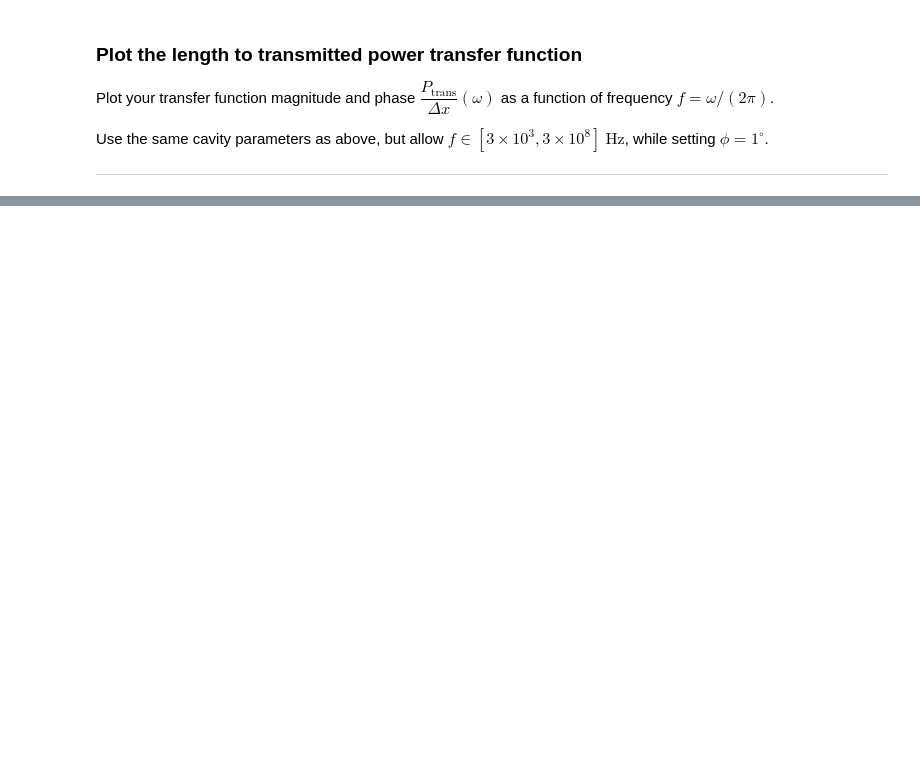
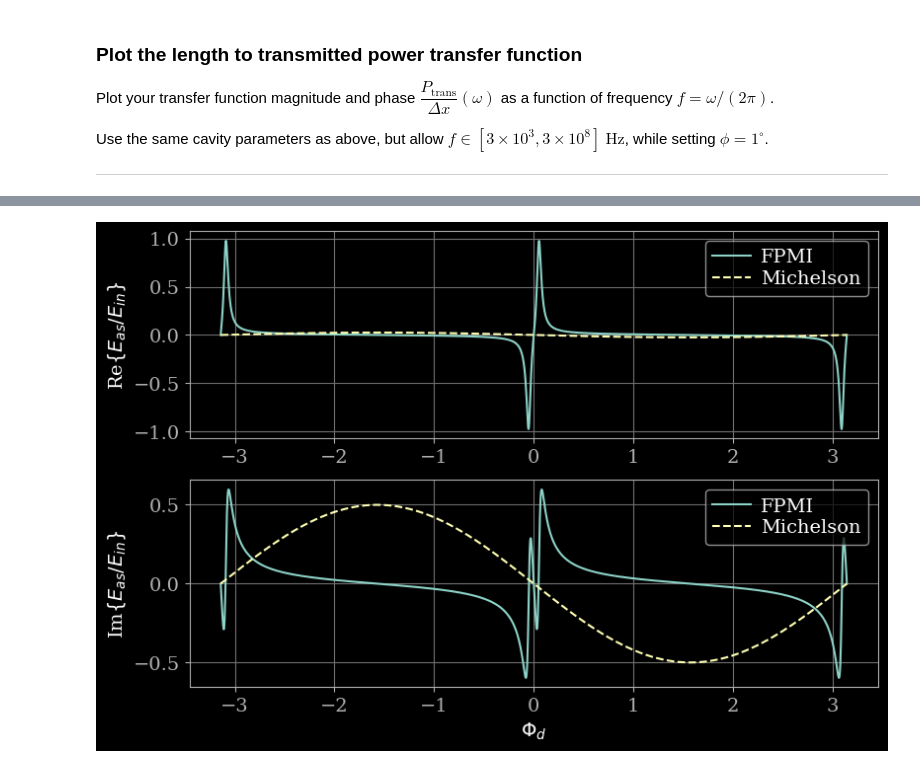
Before and after one commit to breckmeagher/lasers-and-optomechanics-homework-solutions, a Jupyter notebook: submissions/04_hw_dither_locking_pdh_mich_and_fpmi.ipynb, the cells around one changed output, grey strips where cells are left out. Saved outputs shown, nothing was run; the diff lists cells and outputs as text; code cells hidden in the pictures; blank space fills up the shorter version.

```diff
--- a/submissions/04_hw_dither_locking_pdh_mich_and_fpmi.ipynb
+++ b/submissions/04_hw_dither_locking_pdh_mich_and_fpmi.ipynb
@@ -592,0 +861,57 @@ T_\mathrm{itmx} = T_\mathrm{itmy} &= 10\% \\
+# %%
+T_itm = 0.10
+R_itm = 1 - T_itm
+r_itm = np.sqrt(R_itm)
+
+r_etm = 1.0
+
+# transmissions
+t_itm = np.sqrt(1 - r_itm**2)
+t_etm = np.sqrt(1 - r_etm**2)
+
+# beamsplitter
+r_bs = 1 / np.sqrt(2)
+t_bs = 1 / np.sqrt(2)
+
+# slightly detuned from resonance
+Phi_c = 0.05
+
+# differential phase range
+Phi_d = np.linspace(-np.pi, np.pi, 2000)
+
+# fabry-perot michelson
+num = r_etm * t_itm**2 * 1j * np.exp(-2j * Phi_c) * np.sin(2 * Phi_d)
+
+den = (
+    r_etm**2 * r_itm**2
+    - 2 * r_etm * r_itm * np.exp(2j * Phi_c) * np.cos(2 * Phi_d)
+    + np.exp(4j * Phi_c)
+)
+
+E_as_FPMI = num / den
+
+# simple michelson
+E_as_Mich = -1j * r_bs * t_bs * np.exp(-1j * Phi_c) * np.sin(Phi_d)
+
+# plotting
+# (devious)
+fig, ax = plt.subplots(2)
+
+# real part
+ax[0].plot(Phi_d, np.real(E_as_FPMI), label='FPMI')
+ax[0].plot(Phi_d, np.real(E_as_Mich), linestyle='--', label='Michelson')
+ax[0].set_ylabel(r'Re$\{E_{as}/E_{in}\}$')
+ax[0].grid()
+ax[0].legend()
+
+# imaginary part
+ax[1].plot(Phi_d, np.imag(E_as_FPMI), label='FPMI')
+ax[1].plot(Phi_d, np.imag(E_as_Mich), linestyle='--', label='Michelson')
+ax[1].set_ylabel(r'Im$\{E_{as}/E_{in}\}$')
+ax[1].set_xlabel(r'$\Phi_d$')
+ax[1].grid()
+ax[1].legend()
+
+plt.show()
+# %% [output]
+[figure, added]
```
Also changed, not shown: parts of 28 cells of this notebook.
